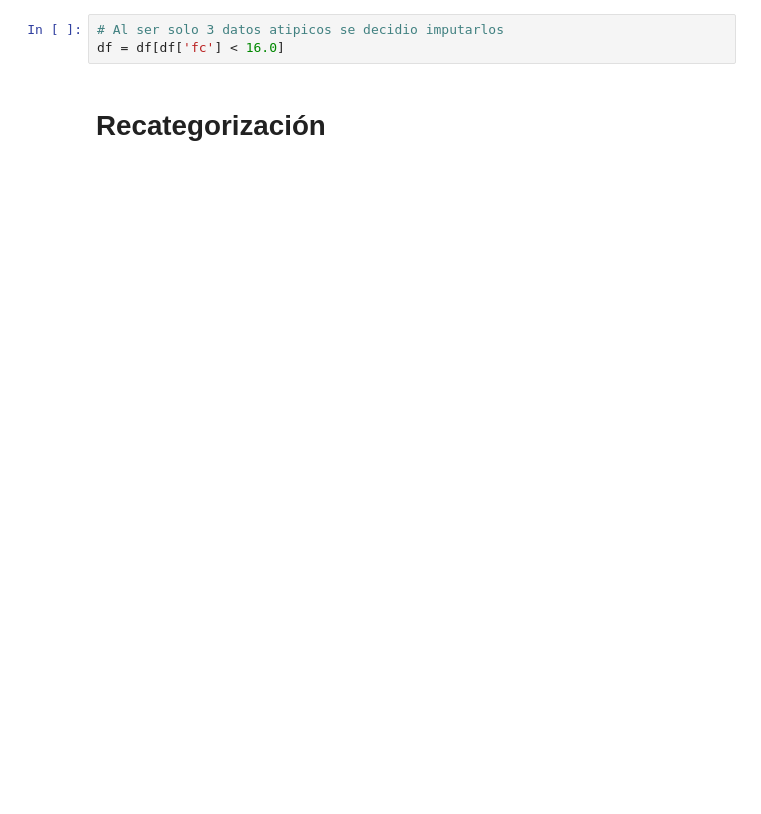
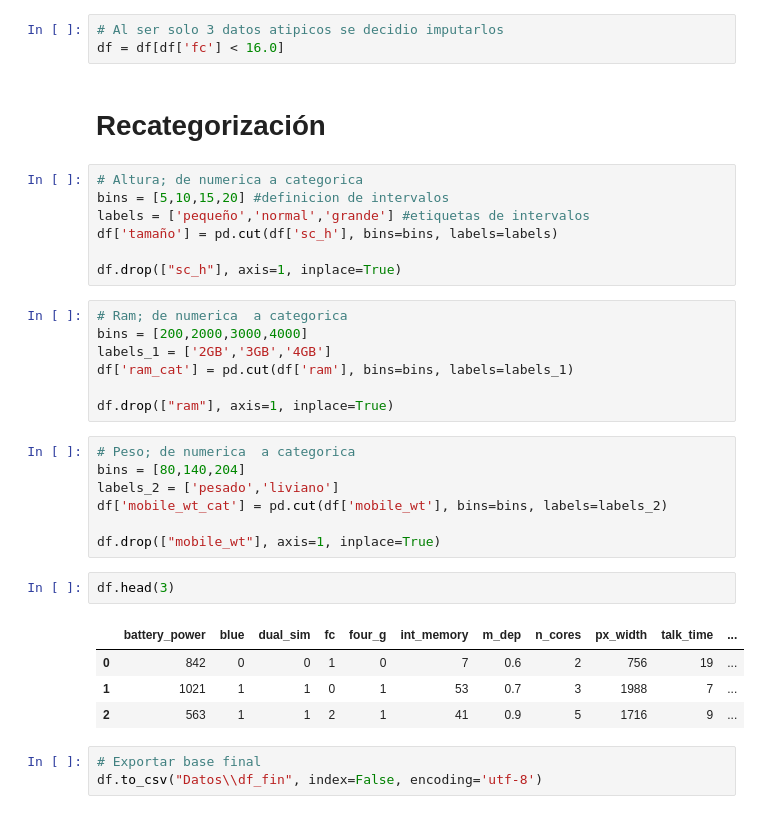
Before and after one commit to andressj1/Predicci-n-precio-de-m-viles-, a Jupyter notebook: Limpieza y Transformación.ipynb, the cells around one changed output. Cells and saved outputs as stored; diff of their text form; blank space fills up the shorter version.

```diff
--- a/Limpieza y Transformación.ipynb
+++ b/Limpieza y Transformación.ipynb
@@ -62,3 +63,34 @@ plt.show()
 df = df[df['fc'] < 16.0]
 # %% [markdown]
 # Recategorización
+# %%
+# Altura; de numerica a categorica
+bins = [5,10,15,20] #definicion de intervalos
+labels = ['pequeño','normal','grande'] #etiquetas de intervalos
+df['tamaño'] = pd.cut(df['sc_h'], bins=bins, labels=labels)
+
+df.drop(["sc_h"], axis=1, inplace=True)
+# %%
+# Ram; de numerica  a categorica
+bins = [200,2000,3000,4000]
+labels_1 = ['2GB','3GB','4GB']
+df['ram_cat'] = pd.cut(df['ram'], bins=bins, labels=labels_1)
+
+df.drop(["ram"], axis=1, inplace=True)
+# %%
+# Peso; de numerica  a categorica
+bins = [80,140,204]
+labels_2 = ['pesado','liviano']
+df['mobile_wt_cat'] = pd.cut(df['mobile_wt'], bins=bins, labels=labels_2)
+
+df.drop(["mobile_wt"], axis=1, inplace=True)
+# %%
+df.head(3)
+# %% [output]
+|  | battery_power | blue | dual_sim | fc | four_g | int_memory | m_dep | n_cores | px_width | talk_time | ... |
+| 0 | 842 | 0 | 0 | 1 | 0 | 7 | 0.6 | 2 | 756 | 19 | ... |
+| 1 | 1021 | 1 | 1 | 0 | 1 | 53 | 0.7 | 3 | 1988 | 7 | ... |
+| 2 | 563 | 1 | 1 | 2 | 1 | 41 | 0.9 | 5 | 1716 | 9 | ... |
+# %%
+# Exportar base final
+df.to_csv("Datos\\df_fin", index=False, encoding='utf-8')
```
Also changed, not shown: parts of 4 cells of this notebook, 1 other file.
